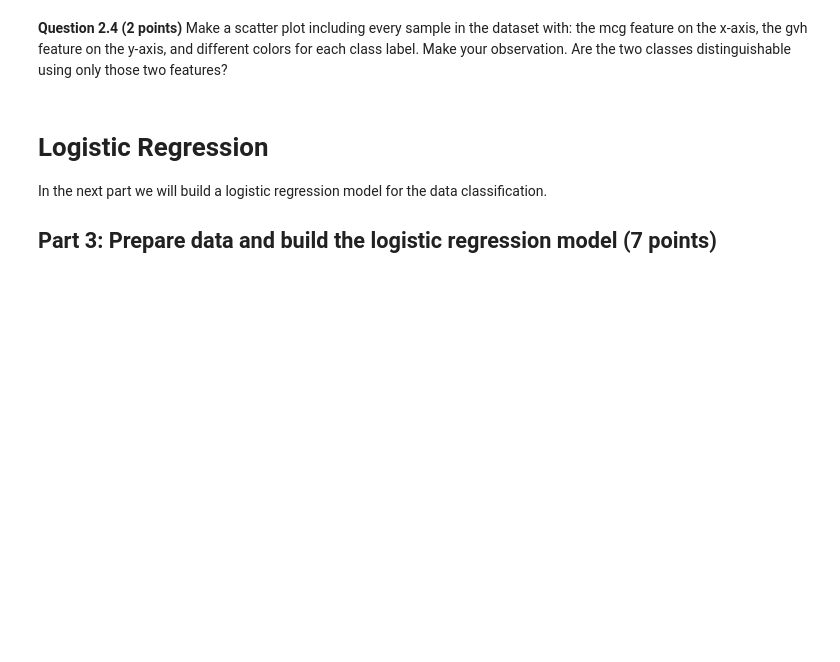
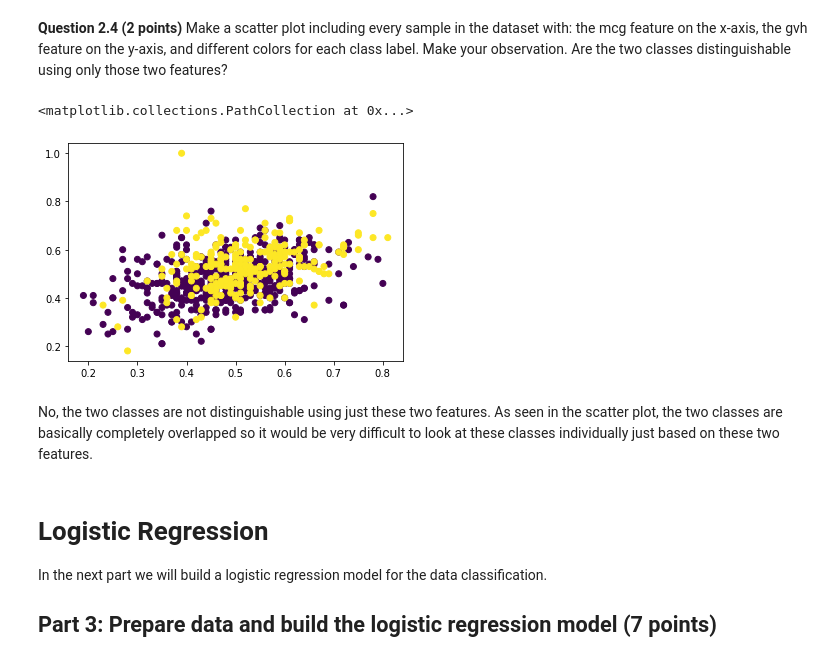
Before and after one commit to bellasaid/CMSE202, a Jupyter notebook: HW-03_GitML-STUDENT.ipynb, the cells around one changed output. Cells and saved outputs as stored; diff of their text form; code cells hidden in the pictures; blank space fills up the shorter version.

```diff
--- a/HW-03_GitML-STUDENT.ipynb
+++ b/HW-03_GitML-STUDENT.ipynb
@@ -88,6 +102,12 @@ print('The size of the dataset is now,', new_data.size)
 **Question 2.4 (2 points)** Make a scatter plot including every sample in the dataset with: the mcg feature on the x-axis, the gvh feature on the y-axis, and different colors for each class label. Make your observation. Are the two classes distinguishable using only those two features?
 # %%
 ### Put your code here ###
+plt.scatter(new_data['mcg'], new_data['gvh'], c=new_data['class label'])
+# %% [output]
+<matplotlib.collections.PathCollection at 0x...>
+[figure, added]
+# %% [markdown]
+No, the two classes are not distinguishable using just these two features. As seen in the scatter plot, the two classes are basically completely overlapped so it would be very difficult to look at these classes individually just based on these two features.
 # %% [markdown]
 # Logistic Regression
 
```
Also changed, not shown: parts of 27 cells of this notebook.
